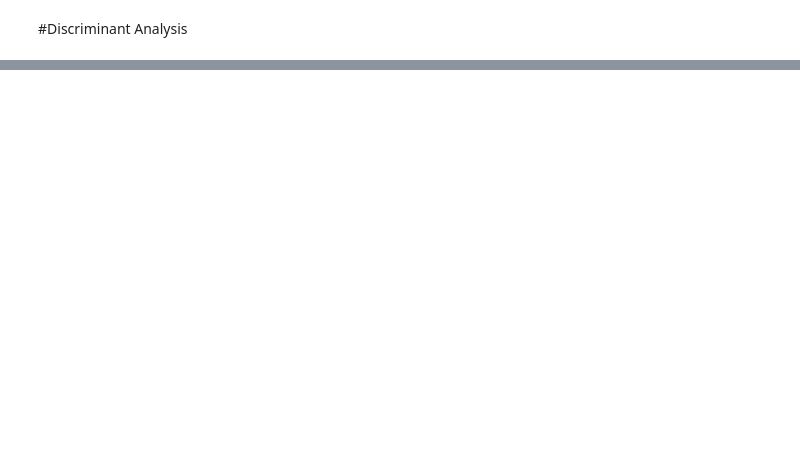
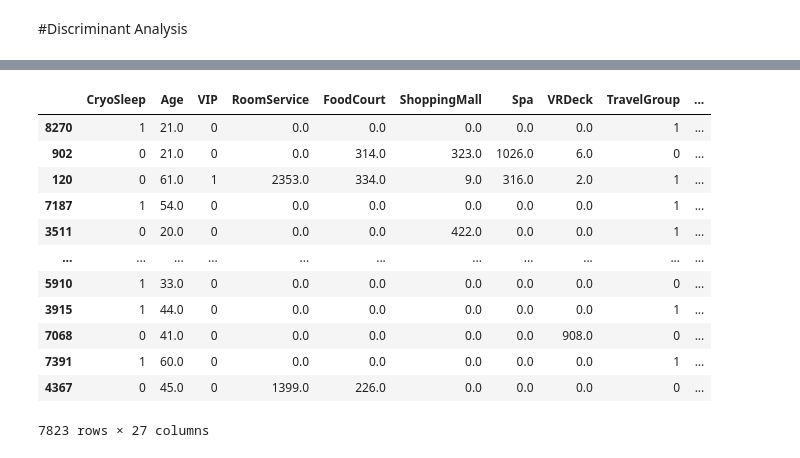
Before and after one commit to havaledar/S_Titanic_Kaggle_6100, a Jupyter notebook: 6100a2.ipynb, the cells around one changed output, grey strips where cells are left out. Cells and saved outputs as stored; diff of their text form; code cells hidden in the pictures; blank space fills up the shorter version.

```diff
--- a/6100a2.ipynb
+++ b/6100a2.ipynb
@@ -293,0 +362,16 @@ answers.to_csv('answers.csv',index=False)
+# %%
+x_train
+# %% [output]
+|  | CryoSleep | Age | VIP | RoomService | FoodCourt | ShoppingMall | Spa | VRDeck | TravelGroup | ... |
+| 8270 | 1 | 21.0 | 0 | 0.0 | 0.0 | 0.0 | 0.0 | 0.0 | 1 | ... |
+| 902 | 0 | 21.0 | 0 | 0.0 | 314.0 | 323.0 | 1026.0 | 6.0 | 0 | ... |
+| 120 | 0 | 61.0 | 1 | 2353.0 | 334.0 | 9.0 | 316.0 | 2.0 | 1 | ... |
+| 7187 | 1 | 54.0 | 0 | 0.0 | 0.0 | 0.0 | 0.0 | 0.0 | 1 | ... |
+| 3511 | 0 | 20.0 | 0 | 0.0 | 0.0 | 422.0 | 0.0 | 0.0 | 1 | ... |
+| ... | ... | ... | ... | ... | ... | ... | ... | ... | ... | ... |
+| 5910 | 1 | 33.0 | 0 | 0.0 | 0.0 | 0.0 | 0.0 | 0.0 | 0 | ... |
+| 3915 | 1 | 44.0 | 0 | 0.0 | 0.0 | 0.0 | 0.0 | 0.0 | 1 | ... |
+| 7068 | 0 | 41.0 | 0 | 0.0 | 0.0 | 0.0 | 0.0 | 908.0 | 0 | ... |
+| 7391 | 1 | 60.0 | 0 | 0.0 | 0.0 | 0.0 | 0.0 | 0.0 | 1 | ... |
+| 4367 | 0 | 45.0 | 0 | 1399.0 | 226.0 | 0.0 | 0.0 | 0.0 | 0 | ... |
+7823 rows × 27 columns
```
Also changed, not shown: parts of 16 cells of this notebook.
